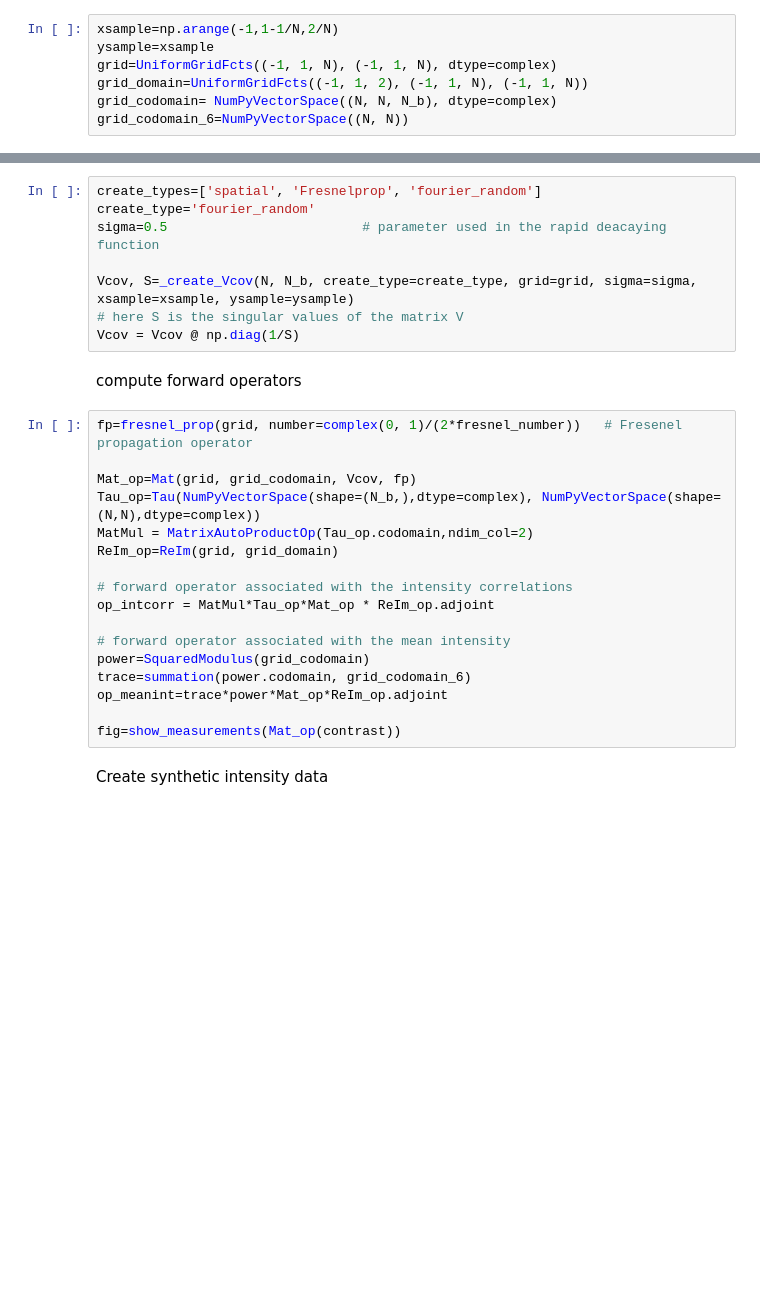
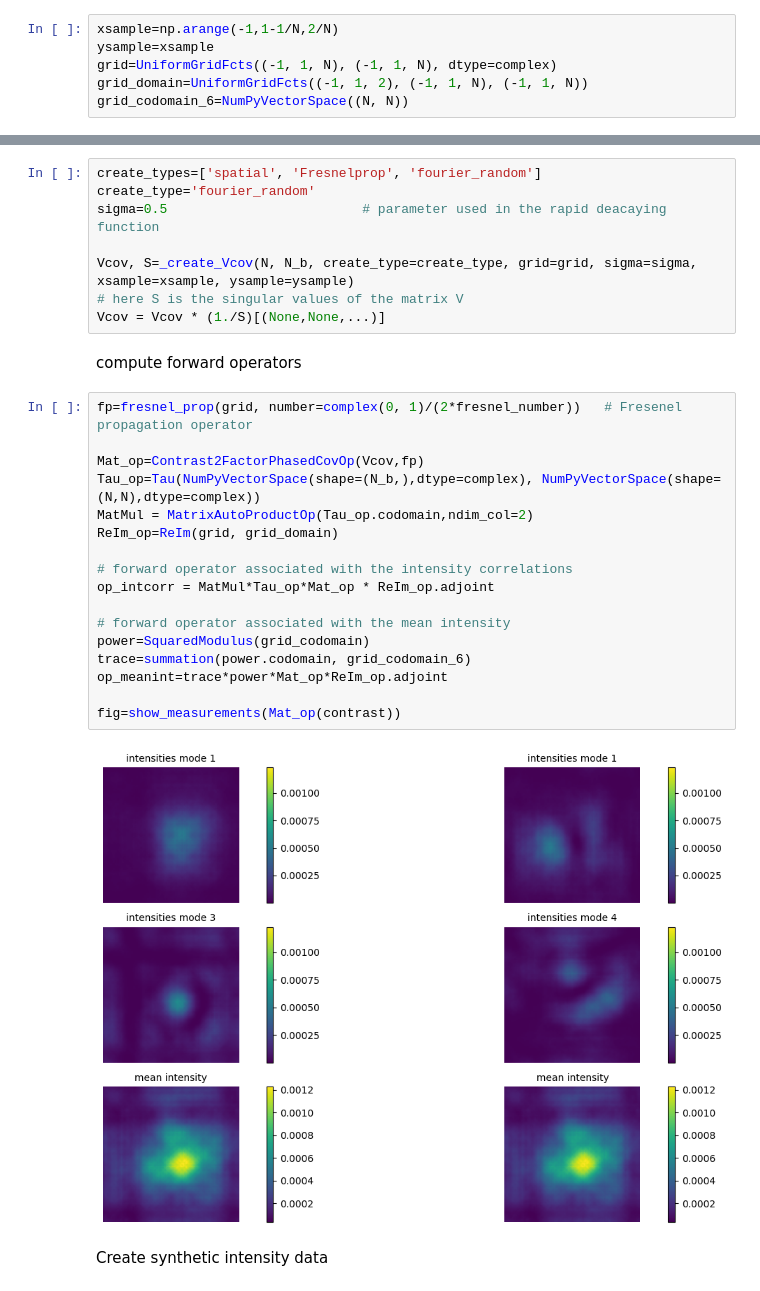
Before and after one commit to regpy/regpy-examples, a Jupyter notebook: C03/FISTA_recos.ipynb, the cells around one changed output, grey strips where cells are left out. Cells and saved outputs as stored; diff of their text form; blank space fills up the shorter version.

```diff
--- a/C03/FISTA_recos.ipynb
+++ b/C03/FISTA_recos.ipynb
@@ -64,7 +64,6 @@ xsample=np.arange(-1,1-1/N,2/N)
 ysample=xsample
 grid=UniformGridFcts((-1, 1, N), (-1, 1, N), dtype=complex)
 grid_domain=UniformGridFcts((-1, 1, 2), (-1, 1, N), (-1, 1, N))
-grid_codomain= NumPyVectorSpace((N, N, N_b), dtype=complex)
 grid_codomain_6=NumPyVectorSpace((N, N))
 # %% [markdown]
 construct decomposition $\operatorname{Cov}[u]=VV^*$ of the source covariance operator
@@ -75,26 +74,28 @@ sigma=0.5                         # parameter used in the rapid deacaying functi
 
 Vcov, S=_create_Vcov(N, N_b, create_type=create_type, grid=grid, sigma=sigma, xsample=xsample, ysample=ysample)
 # here S is the singular values of the matrix V
-Vcov = Vcov @ np.diag(1/S)
+Vcov = Vcov * (1./S)[(None,None,...)]
 # %% [markdown]
 compute forward operators
 # %%
 fp=fresnel_prop(grid, number=complex(0, 1)/(2*fresnel_number))   # Fresenel propagation operator
 
-Mat_op=Mat(grid, grid_codomain, Vcov, fp)
+Mat_op=Contrast2FactorPhasedCovOp(Vcov,fp)
 Tau_op=Tau(NumPyVectorSpace(shape=(N_b,),dtype=complex), NumPyVectorSpace(shape=(N,N),dtype=complex))
 MatMul = MatrixAutoProductOp(Tau_op.codomain,ndim_col=2)
 ReIm_op=ReIm(grid, grid_domain)
 
 # forward operator associated with the intensity correlations
 op_intcorr = MatMul*Tau_op*Mat_op * ReIm_op.adjoint
 
 # forward operator associated with the mean intensity
 power=SquaredModulus(grid_codomain)
 trace=summation(power.codomain, grid_codomain_6)
 op_meanint=trace*power*Mat_op*ReIm_op.adjoint
 
 fig=show_measurements(Mat_op(contrast))
+# %% [output]
+[figure, added]
 # %% [markdown]
 Create synthetic intensity data
 # %%
```
Also changed, not shown: parts of 4 cells of this notebook, 2 other files.
